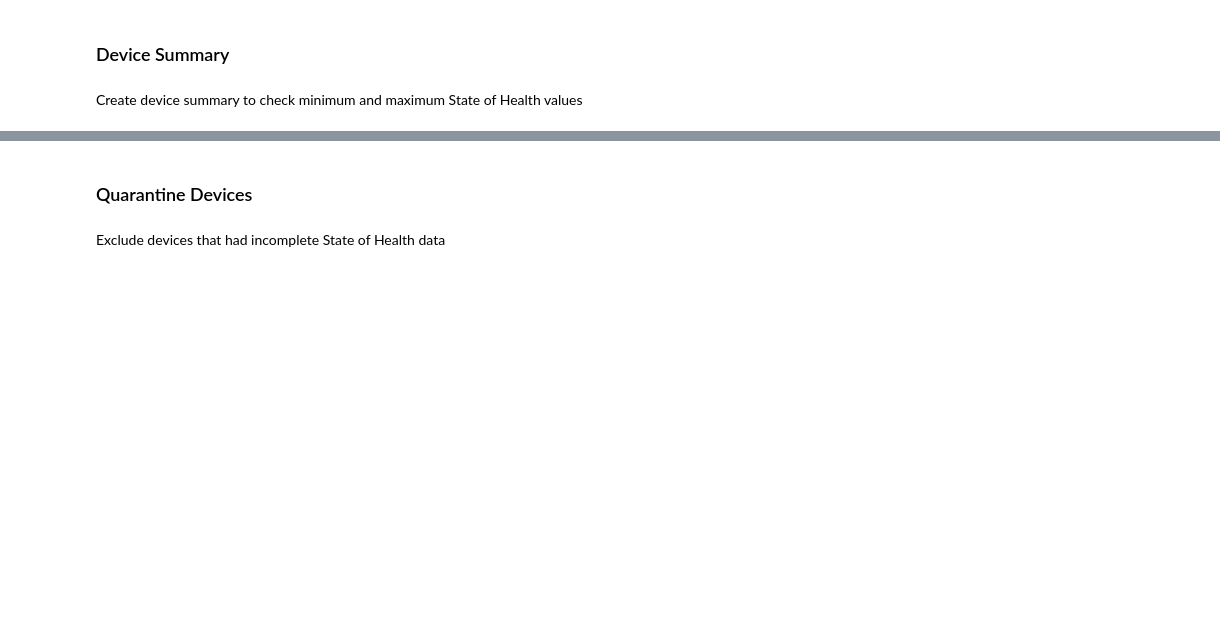
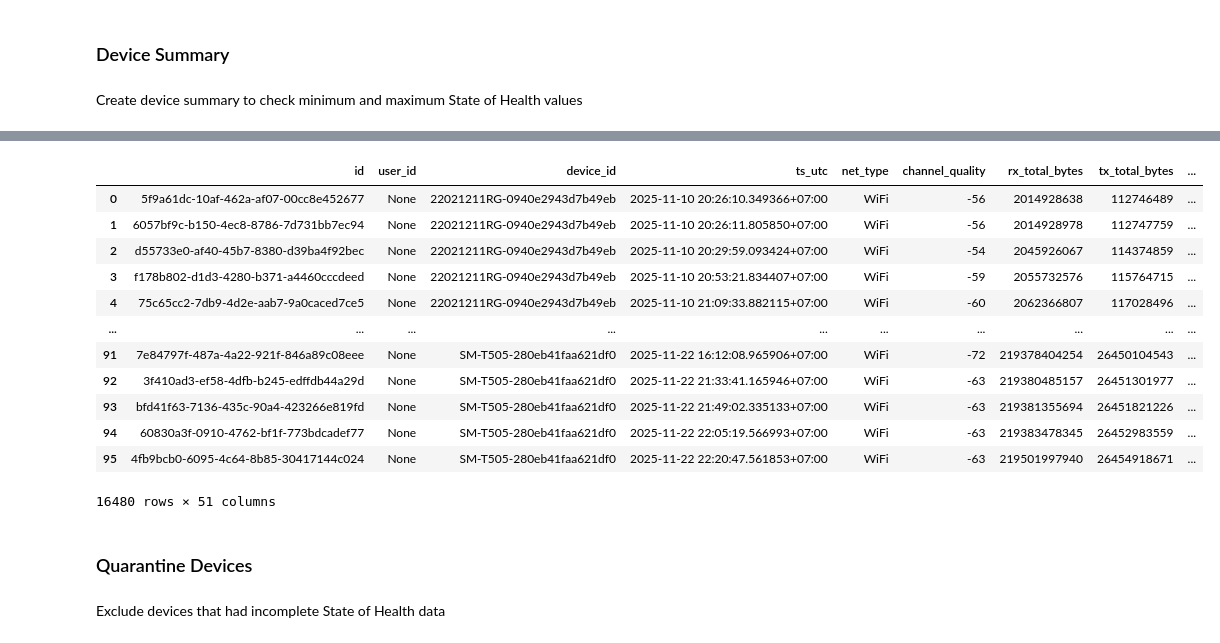
Before and after one commit to fadeldnswr/smartphone-battery-be, a Jupyter notebook: notebooks/main.ipynb, the cells around one changed output, grey strips where cells are left out. Cells and saved outputs as stored; diff of their text form; code cells hidden in the pictures; blank space fills up the shorter version.

```diff
--- a/notebooks/main.ipynb
+++ b/notebooks/main.ipynb
@@ -383,6 +383,23 @@ summary
 | 2312DRA50G-223024e791e6150d | 0 | NaN | NaN |
 | Redmi Note 9 Pro-d2c7435268ff2367 | 0 | NaN | NaN |
 | SM-T505-280eb41faa621df0 | 0 | NaN | NaN |
+# %%
+# Create dataframe for SoH_filled over time
+df_all
+# %% [output]
+|  | id | user_id | device_id | ts_utc | net_type | channel_quality | rx_total_bytes | tx_total_bytes | ... |
+| 0 | 5f9a61dc-10af-462a-af07-00cc8e452677 | None | 22021211RG-0940e2943d7b49eb | 2025-11-10 20:26:10.349366+07:00 | WiFi | -56 | 2014928638 | 112746489 | ... |
+| 1 | 6057bf9c-b150-4ec8-8786-7d731bb7ec94 | None | 22021211RG-0940e2943d7b49eb | 2025-11-10 20:26:11.805850+07:00 | WiFi | -56 | 2014928978 | 112747759 | ... |
+| 2 | d55733e0-af40-45b7-8380-d39ba4f92bec | None | 22021211RG-0940e2943d7b49eb | 2025-11-10 20:29:59.093424+07:00 | WiFi | -54 | 2045926067 | 114374859 | ... |
+| 3 | f178b802-d1d3-4280-b371-a4460cccdeed | None | 22021211RG-0940e2943d7b49eb | 2025-11-10 20:53:21.834407+07:00 | WiFi | -59 | 2055732576 | 115764715 | ... |
+| 4 | 75c65cc2-7db9-4d2e-aab7-9a0caced7ce5 | None | 22021211RG-0940e2943d7b49eb | 2025-11-10 21:09:33.882115+07:00 | WiFi | -60 | 2062366807 | 117028496 | ... |
+| ... | ... | ... | ... | ... | ... | ... | ... | ... | ... |
+| 91 | 7e84797f-487a-4a22-921f-846a89c08eee | None | SM-T505-280eb41faa621df0 | 2025-11-22 16:12:08.965906+07:00 | WiFi | -72 | 219378404254 | 26450104543 | ... |
+| 92 | 3f410ad3-ef58-4dfb-b245-edffdb44a29d | None | SM-T505-280eb41faa621df0 | 2025-11-22 21:33:41.165946+07:00 | WiFi | -63 | 219380485157 | 26451301977 | ... |
+| 93 | bfd41f63-7136-435c-90a4-423266e819fd | None | SM-T505-280eb41faa621df0 | 2025-11-22 21:49:02.335133+07:00 | WiFi | -63 | 219381355694 | 26451821226 | ... |
+| 94 | 60830a3f-0910-4762-bf1f-773bdcadef77 | None | SM-T505-280eb41faa621df0 | 2025-11-22 22:05:19.566993+07:00 | WiFi | -63 | 219383478345 | 26452983559 | ... |
+| 95 | 4fb9bcb0-6095-4c64-8b85-30417144c024 | None | SM-T505-280eb41faa621df0 | 2025-11-22 22:20:47.561853+07:00 | WiFi | -63 | 219501997940 | 26454918671 | ... |
+16480 rows × 51 columns
 # %% [markdown]
 ### Quarantine Devices
 # %% [markdown]
```
Also changed, not shown: parts of 8 cells of this notebook, 4 other files.
